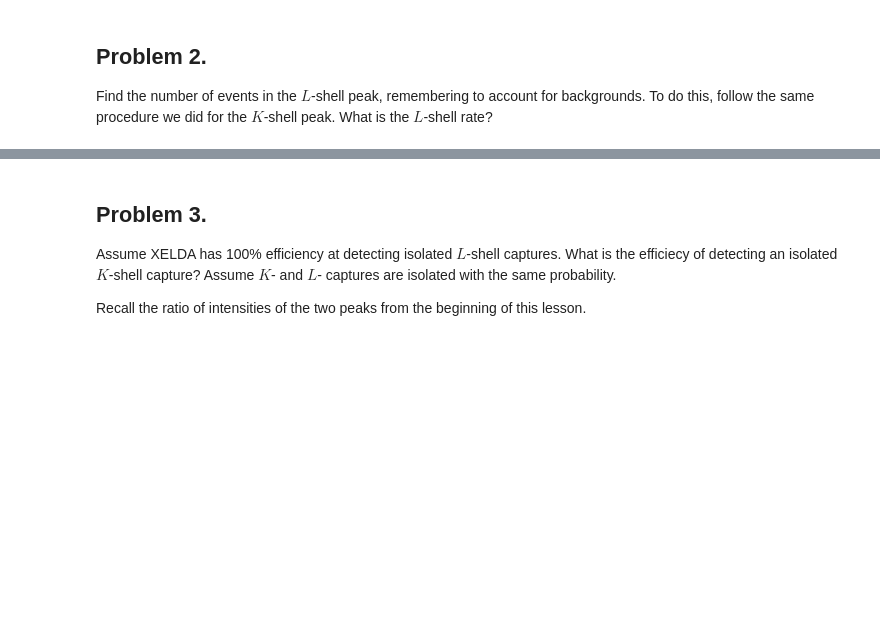
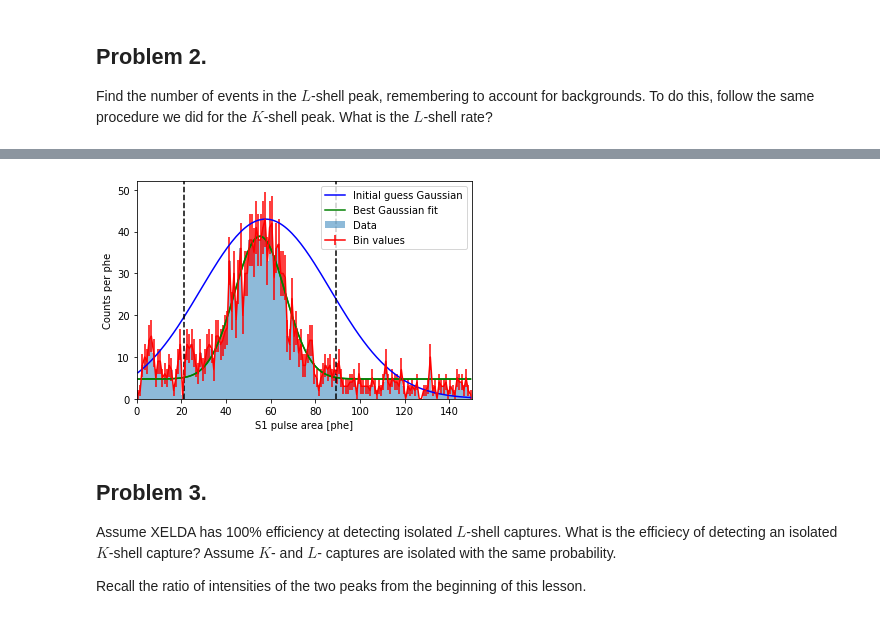
Before and after one commit to dtemps123/HS_Lessons, a Jupyter notebook: Lesson02.ipynb, the cells around one changed output, grey strips where cells are left out. Saved outputs shown, nothing was run; the diff lists cells and outputs as text; code cells hidden in the pictures; blank space fills up the shorter version.

```diff
--- a/Lesson02.ipynb
+++ b/Lesson02.ipynb
@@ -228,0 +238,77 @@ Find the number of events in the $L$-shell peak, remembering to account for back
+# %%
+# -- Solution to Problem 2 here
+
+# -- First define the data we're interested in
+L_s1_lims = np.array([0. , 150.])
+L_s1_indexer = (S1_array >= L_s1_lims[0]) * (S1_array <= L_s1_lims[1])
+ROI_indexer = L_s1_indexer * dt_cut_indexer
+
+# -- Define our binning
+L_s1_bin_step = 1.0
+L_s1_bins = np.arange(start=L_s1_lims[0], stop=L_s1_lims[1]+L_s1_bin_step, step=L_s1_bin_step)
+
+# -- Then create a 1D histogram
+plt.figure(2)
+n, bins, patches = plt.hist(S1_array[ROI_indexer], bins=L_s1_bins, label="Data", alpha=0.5)
+plt.xlabel("S1 pulse area [phe]")
+plt.ylabel("Counts per phe")
+plt.xlim(L_s1_lims)
+
+# -- Now plot bin centers
+bin_centers = (bins[1:len(bins)]+bins[0:len(bins)-1])/2.
+plt.errorbar(bin_centers, n, yerr=np.sqrt(n), color='r', label="Bin values")
+
+x_data = bin_centers
+y_data = n
+y_errs = np.sqrt(n)
+
+# -- Set an initial guess for parameters
+param_guess = np.array([ np.min(y_data) , np.max(y_data) , np.mean(S1_array[ROI_indexer]), np.std(S1_array[ROI_indexer]) ])
+gss_y_vals = gaussian(x_data, param_guess[0], param_guess[1], param_guess[2], param_guess[3])
+plt.plot(x_data, gss_y_vals, color='b', label="Initial guess Gaussian")
+
+# -- Do the fit, plot it
+popt, pcov = curve_fit(gaussian, x_data, y_data, p0=param_guess)
+perr = np.sqrt(np.diag(pcov))
+fit_y_vals = gaussian(x_data, popt[0], popt[1], popt[2], popt[3])
+plt.plot(x_data, fit_y_vals, color='g', label="Best Gaussian fit")
+
+print("Mean: ", popt[2], " +/- ", perr[2], "phe S1")
+print("Width: ", popt[3], " +/- ", perr[3], "phe S1")
+
+# -- Turn on a plot key
+plt.legend(loc='upper right')
+
+# -- Define what our parameters mean
+L_mean_S1 = popt[2]
+L_wdth_S1 = popt[3]
+N_bkgd_per_bin = popt[0]
+
+# -- Grab all data within region around peak
+N_devs = 3.0
+L_s1_max = L_mean_S1 + N_devs*L_wdth_S1
+L_s1_min = L_mean_S1 - N_devs*L_wdth_S1
+L_s1_fit_indexer = (S1_array >= L_s1_min) * (S1_array <= L_s1_max) * dt_cut_indexer
+
+# -- Plot that data, with fit
+plt.plot(x_data, fit_y_vals, color='g', label="Best Gaussian fit")
+ylims = plt.gca().get_ylim()
+plt.plot( [L_s1_max,L_s1_max] , ylims , 'k--')
+plt.plot( [L_s1_min,L_s1_min] , ylims , 'k--')
+plt.ylim(ylims)
+
+# -- Count all the entries in the histogram
+N_total_events = len(S1_array[L_s1_fit_indexer])
+
+# -- How many background events are there in this range
+N_bkgnd_events = N_bkgd_per_bin * (L_s1_max-L_s1_min)
+
+# -- How many events are coming from K-shell decays
+N_Lshll_events = np.floor(N_total_events-N_bkgnd_events)
+Lshell_rate  = N_Lshll_events / (run_livetime * 60.0)  # Hz
+
+print("Total events in ROI: ", N_total_events)
+print("Background events in ROI: ", N_bkgnd_events)
+print("L-shell events in ROI: ", N_Lshll_events)
+print("Xe127 L-shell rate: ", Lshell_rate, " Hz")
+# %% [output]
@@ -229,3 +321,4 @@ Find the number of events in the $L$-shell peak, remembering to account for back
+[figure, added]
 # %% [markdown]
 ## Problem 3.
 Assume XELDA has 100% efficiency at detecting isolated $L$-shell captures. What is the efficiecy of detecting an isolated $K$-shell capture? Assume $K$- and $L$- captures are isolated with the same probability.
```
Also changed, not shown: parts of 6 cells of this notebook, 2 other files.
